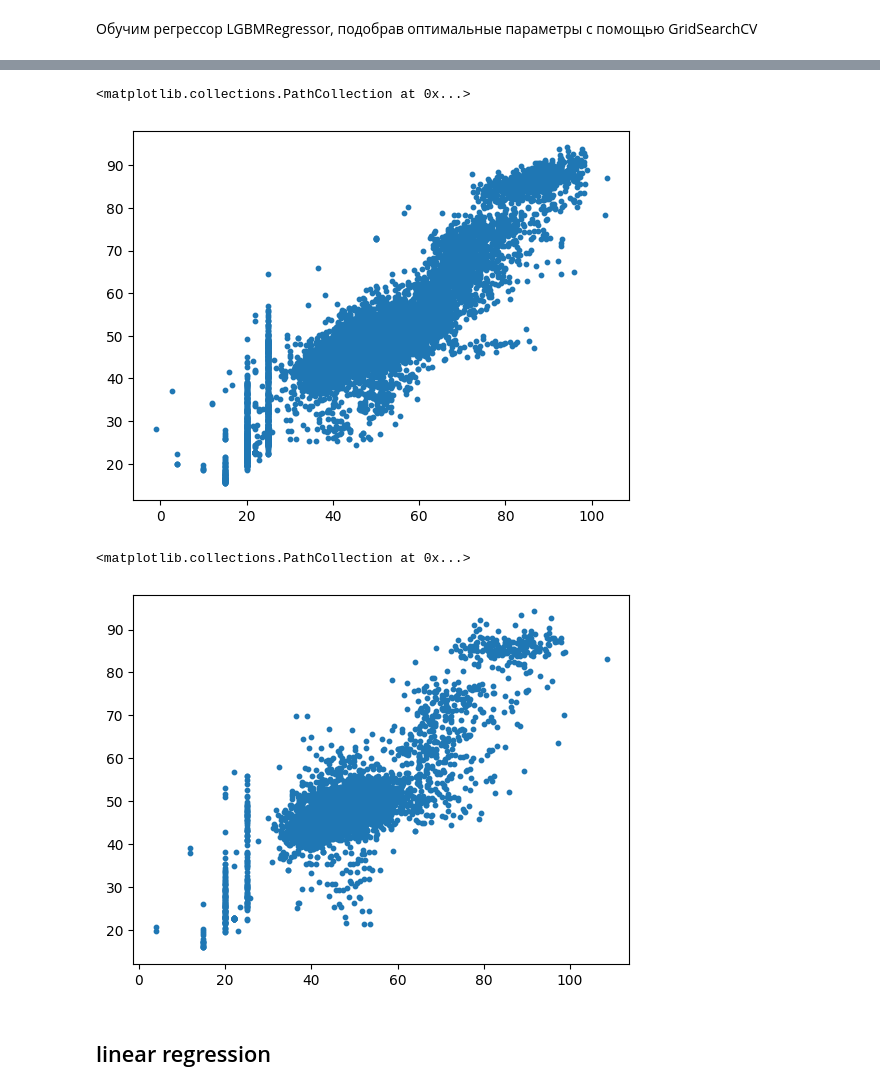
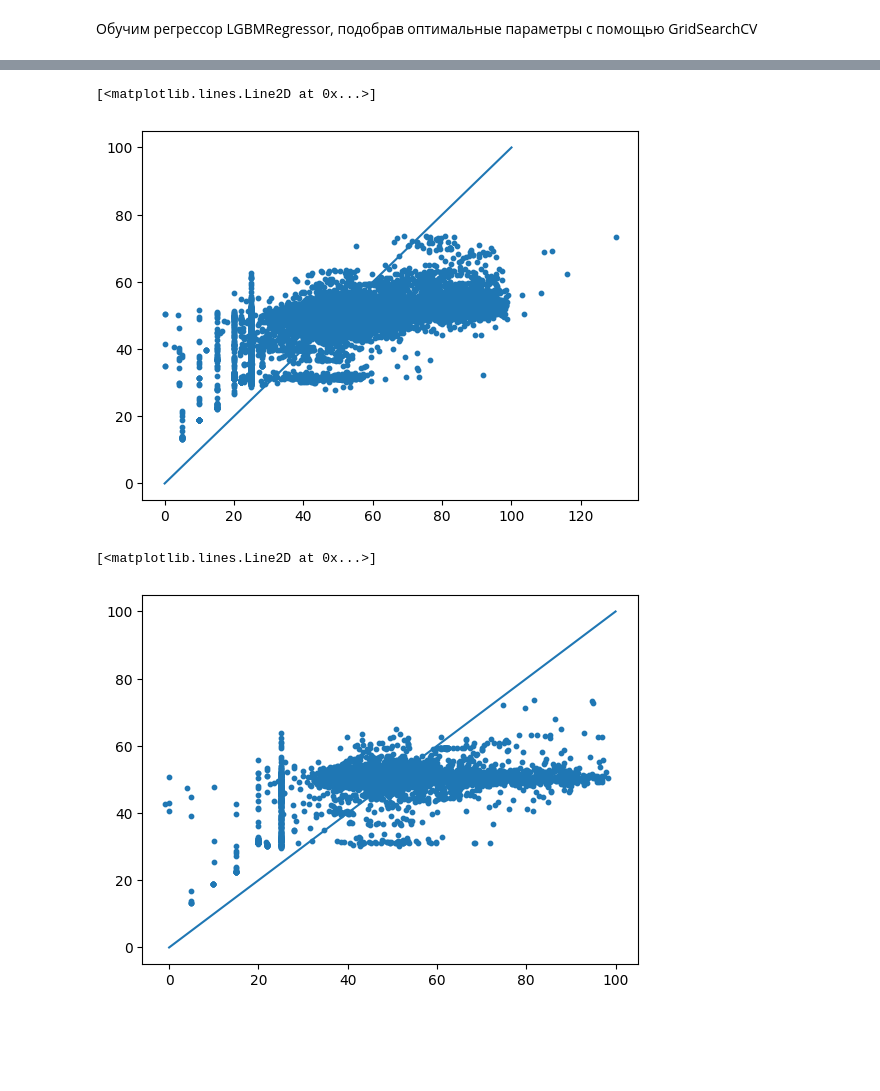
Before and after one commit to tlebchan/BI_ML, a Jupyter notebook: Add_HW/task.ipynb, the cells around one changed output, grey strips where cells are left out. Cells and saved outputs as stored; diff of their text form; code cells hidden in the pictures; blank space fills up the shorter version.

```diff
--- a/Add_HW/task.ipynb
+++ b/Add_HW/task.ipynb
@@ -297,7 +391,7 @@ def custom_train_test_split(data_df, embeddings, test_size=0.2, random_state=42)
 
   data_cumsum = data_df.protein_sequence.value_counts().sample(frac=1, random_state=random_state).cumsum()
   test_proteins = data_cumsum[data_cumsum<test_size*data_cumsum[-1]].index
-  test_mask = data_df.protein_sequence.isin(test_proteins)
+  test_mask = data_df.protein_sequence.isin(test_proteins).values
 
   X_test = embeddings[test_mask]
   X_train = embeddings[~test_mask]
@@ -308,2 +404,5 @@ def custom_train_test_split(data_df, embeddings, test_size=0.2, random_state=42)
 # %%
-X_train, X_test, y_train, y_test = custom_train_test_split(data_df_new, embeddings)
+X_train, X_test, y_train, y_test = custom_train_test_split(
+    data_df_new,#[mask],
+    embeddings#[mask]
+    )
@@ -318,11 +417,15 @@ X_train.shape
 # %% [markdown]
 Обучим регрессор LGBMRegressor, подобрав оптимальные параметры с помощью GridSearchCV
 # %%
-params = {"num_leaves": [20, 31, 40, 50], 'max_depth': [-1,15, 20, 30, 50], 'n_estimators': [50, 100, 200, 300, 400]}
+params = {
+    "num_leaves": [20, 31, 40, 50],
+    'max_depth': [-1, 15, 20, 30, 50],
+    'n_estimators': [50, 100, 200], #, 300, 400]
+}
 
 lgbm_model = lightgbm.LGBMRegressor(random_state=42)
 
-rf_search = GridSearchCV(lgbm_model, params, scoring = 'neg_mean_squared_error', cv = 5, n_jobs=-1)
+rf_search = GridSearchCV(lgbm_model, params, scoring = 'neg_mean_squared_error', cv = 5, n_jobs=-1, verbose=10)
 
 rf_search.fit(X_train, y_train)
 # %% [output]
@@ -334,5 +446,8 @@ rf_search.best_params_
 # %%
-model = lightgbm.LGBMRegressor(random_state=42,
-    #                            n_jobs=20, max_depth = -1,
-    # n_estimators = 200, num_leaves = 31
+model = lightgbm.LGBMRegressor(
+    random_state=42,
+    n_jobs=-1,
+    max_depth = -1,
+    n_estimators = 50,
+    num_leaves = 20,
     ).fit(X_train, y_train)
@@ -350,13 +476,13 @@ metric_train=34.178870516805205 metric_test=52.47469469994269
 import matplotlib.pyplot as plt
 # %%
 plt.scatter(y_train, y_train_pred, s=10)
+plt.plot([0,100], [0, 100])
 # %% [output]
-<matplotlib.collections.PathCollection at 0x...>
+[<matplotlib.lines.Line2D at 0x...>]
-[figure, old version]
+[figure, new version]
 # %%
 plt.scatter(y_test, y_test_pred, s=10)
+plt.plot([0,100], [0, 100])
 # %% [output]
-<matplotlib.collections.PathCollection at 0x...>
+[<matplotlib.lines.Line2D at 0x...>]
-[figure, old version]
+[figure, new version]
-# %% [markdown]
-## linear regression
```
Also changed, not shown: parts of 36 cells of this notebook.
